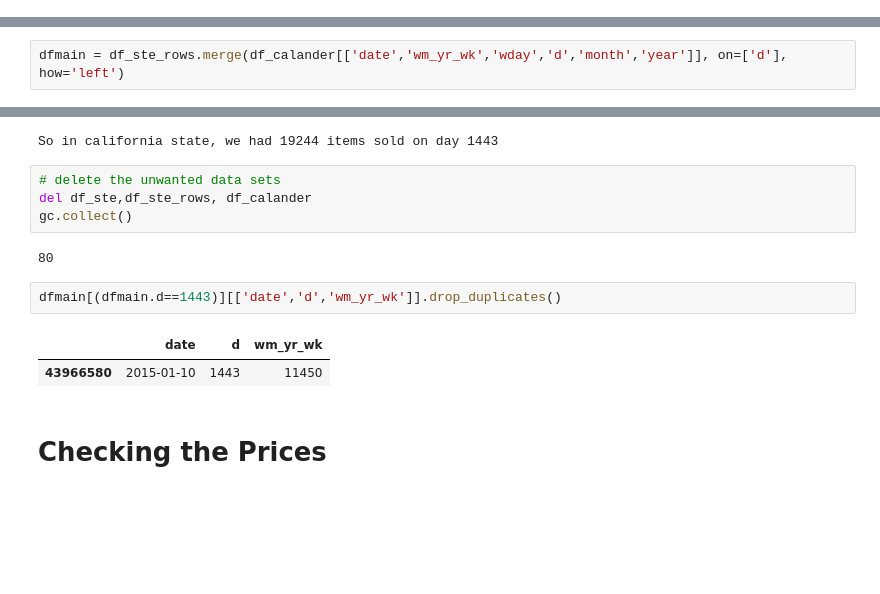
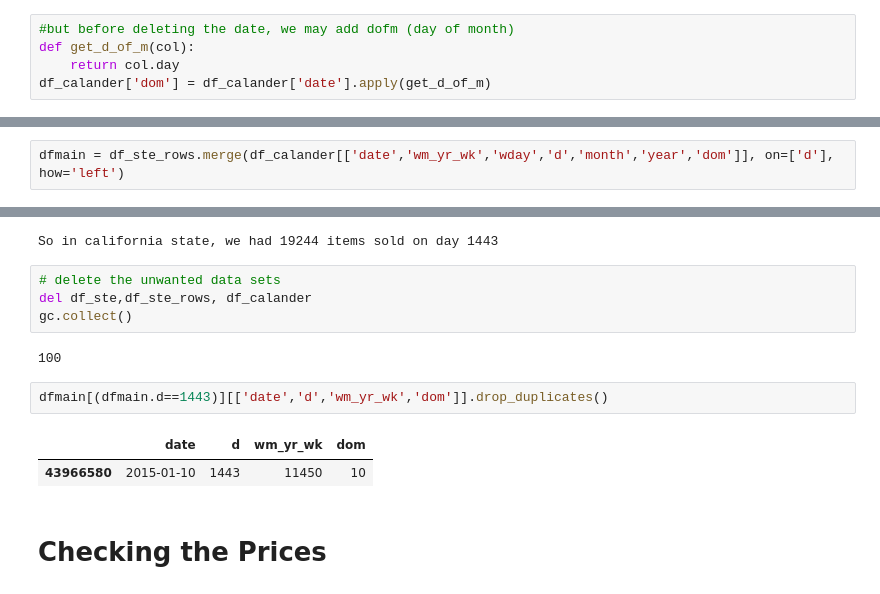
Before and after one commit to rfhussain/m5_kaggle, a Jupyter notebook: eda/21jun2020.ipynb, the cells around one changed output, grey strips where cells are left out. Drawn from its saved outputs; the diff is of its cells as text; blank space fills up the shorter version.

```diff
--- a/eda/21jun2020.ipynb
+++ b/eda/21jun2020.ipynb
@@ -346,3 +377,8 @@ df_calander['d'] = df_calander['d'].astype('int16')
 gc.collect()
 # %% [output]
 60
+# %%
+#but before deleting the date, we may add dofm (day of month)
+def get_d_of_m(col):
+    return col.day
+df_calander['dom'] = df_calander['date'].apply(get_d_of_m)
@@ -349,7 +401,7 @@ gc.collect()
 # %% [markdown]
 # Join Calendar and Sales (Evaluation)
 # %%
-dfmain = df_ste_rows.merge(df_calander[['date','wm_yr_wk','wday','d','month','year']], on=['d'], how='left')
+dfmain = df_ste_rows.merge(df_calander[['date','wm_yr_wk','wday','d','month','year','dom']], on=['d'], how='left')
 # %% [markdown]
 **Verifying the merge**
 # %%
@@ -367,12 +419,12 @@ So in california state, we had 19244 items sold on day 1443
 del df_ste,df_ste_rows, df_calander
 gc.collect()
 # %% [output]
-80
+100
 # %%
-dfmain[(dfmain.d==1443)][['date','d','wm_yr_wk']].drop_duplicates()
+dfmain[(dfmain.d==1443)][['date','d','wm_yr_wk','dom']].drop_duplicates()
 # %% [output]
-|  | date | d | wm_yr_wk |
-| 43966580 | 2015-01-10 | 1443 | 11450 |
+|  | date | d | wm_yr_wk | dom |
+| 43966580 | 2015-01-10 | 1443 | 11450 | 10 |
 # %% [markdown]
 # Checking the Prices
 # %%
```
Also changed, not shown: parts of 73 cells of this notebook, 1 other file.
